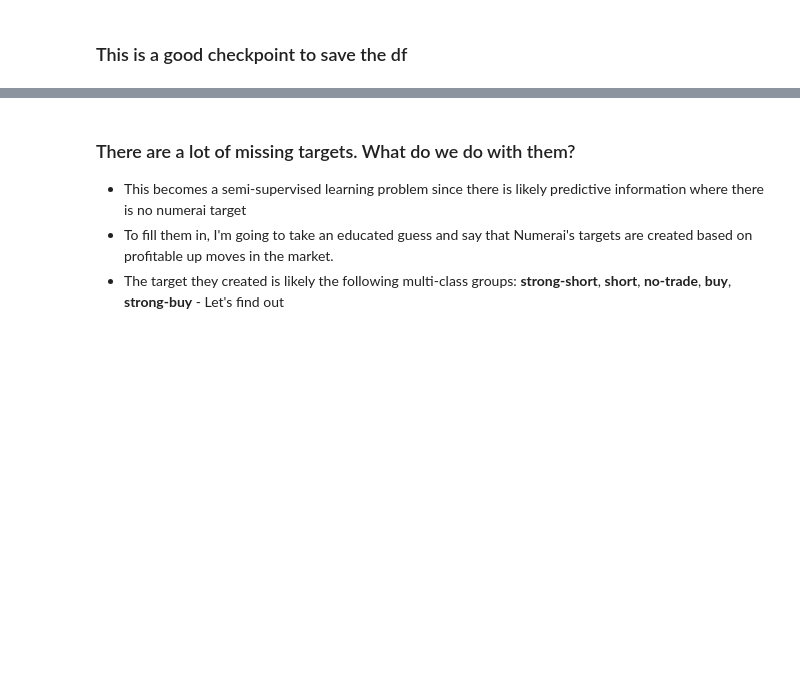
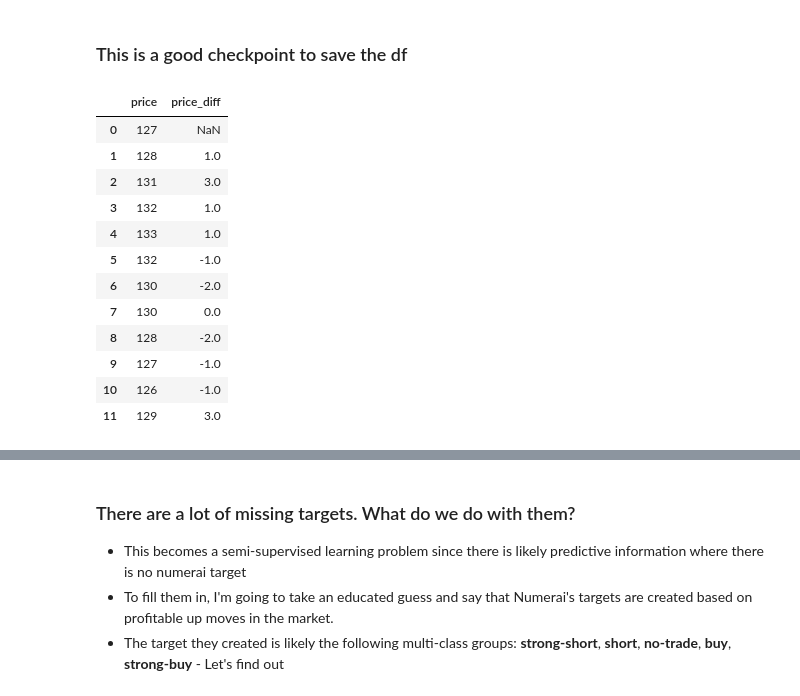
Before and after one commit to melgazar9/trading, a Jupyter notebook: numerai/dev/notebooks/build_numerai_dataset.ipynb, the cells around one changed output, grey strips where cells are left out. Saved outputs shown, nothing was run; the diff lists cells and outputs as text; code cells hidden in the pictures; blank space fills up the shorter version.

```diff
--- a/numerai/dev/notebooks/build_numerai_dataset.ipynb
+++ b/numerai/dev/notebooks/build_numerai_dataset.ipynb
@@ -692,0 +696,18 @@ df_yahoo.reset_index(drop=True).to_feather(OUTPUT_PATH + 'df_numerai_' + str(dat
+# %%
+df = pd.DataFrame({'price': [127, 128, 131, 132, 133, 132, 130, 130, 128, 127, 126, 129]})
+df['price_diff'] = df['price'].diff()
+df
+# %% [output]
+|  | price | price_diff |
+| 0 | 127 | NaN |
+| 1 | 128 | 1.0 |
+| 2 | 131 | 3.0 |
+| 3 | 132 | 1.0 |
+| 4 | 133 | 1.0 |
+| 5 | 132 | -1.0 |
+| 6 | 130 | -2.0 |
+| 7 | 130 | 0.0 |
+| 8 | 128 | -2.0 |
+| 9 | 127 | -1.0 |
+| 10 | 126 | -1.0 |
+| 11 | 129 | 3.0 |
```
Also changed, not shown: parts of 10 cells of this notebook, 9 other files.
